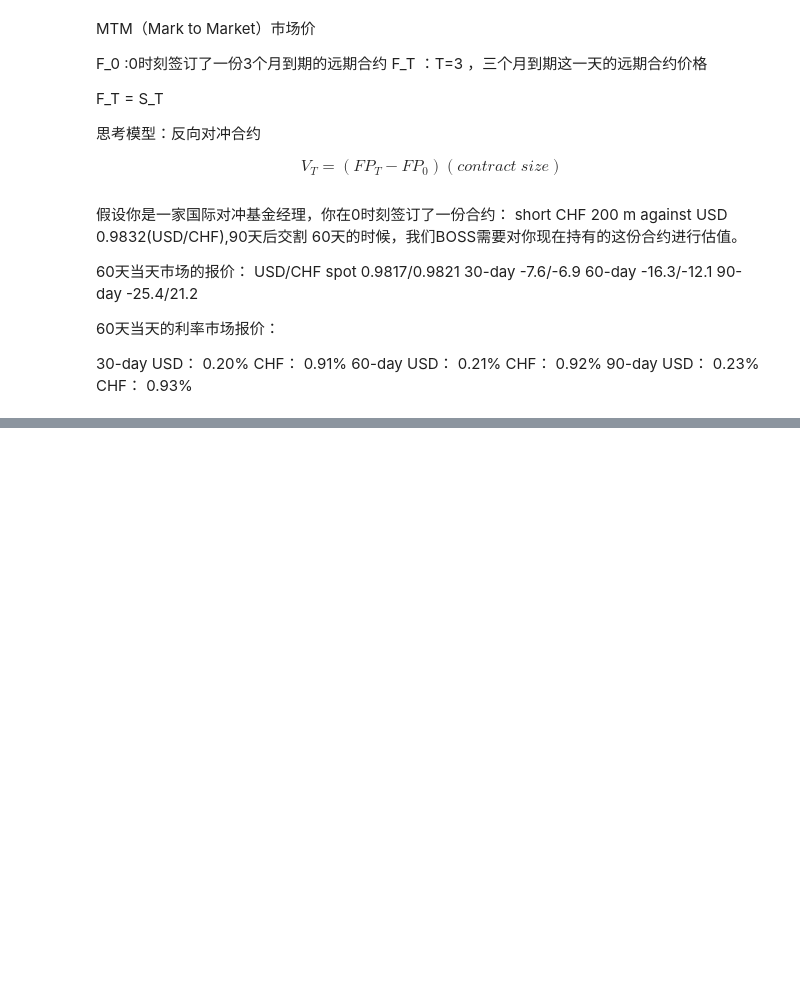
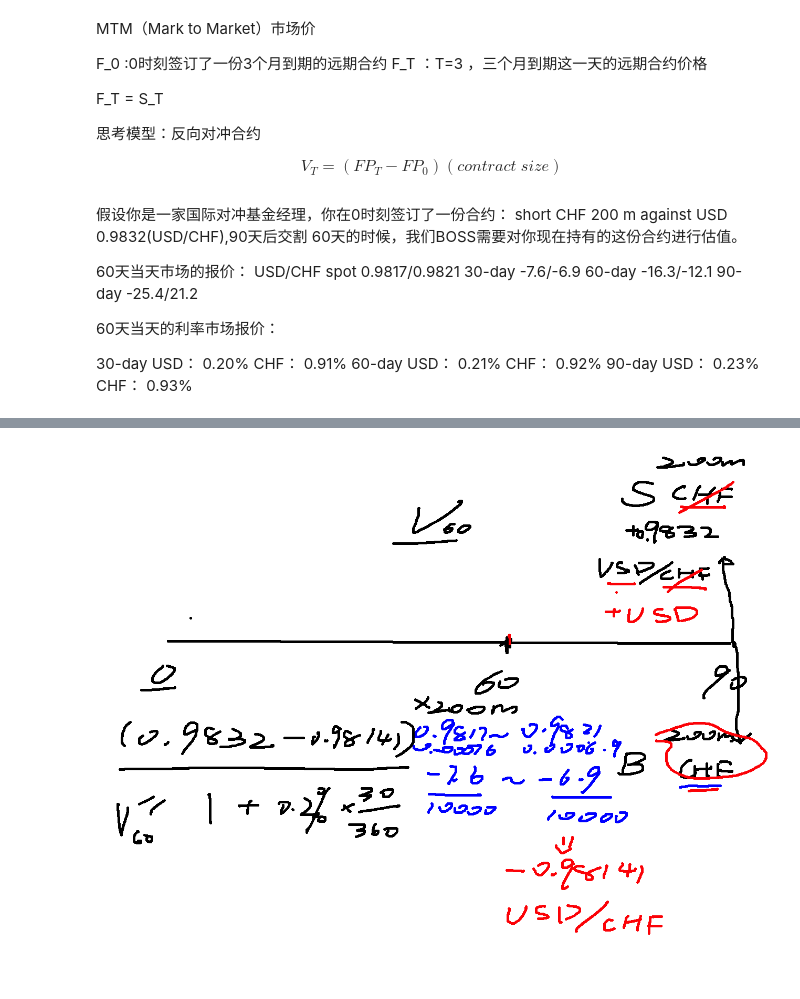
Before and after one commit to williamjiamin/LXOD_FinTech_Intro, a Jupyter notebook: 3.经济学原理入门/3.汇率与远期汇率相关套利.ipynb, the cells around one changed output, grey strips where cells are left out. Saved outputs shown, nothing was run; the diff lists cells and outputs as text; code cells hidden in the pictures; blank space fills up the shorter version.

```diff
--- a/3.经济学原理入门/3.汇率与远期汇率相关套利.ipynb
+++ b/3.经济学原理入门/3.汇率与远期汇率相关套利.ipynb
@@ -52,0 +60,5 @@ spot 0.9817/0.9821
+# %%
+from IPython.display import Image
+Image(filename='3.汇率与远期汇率相关套利2.png')
+# %% [output]
+[figure, added]
```
Also changed, not shown: parts of 4 cells of this notebook, 1 other file.
